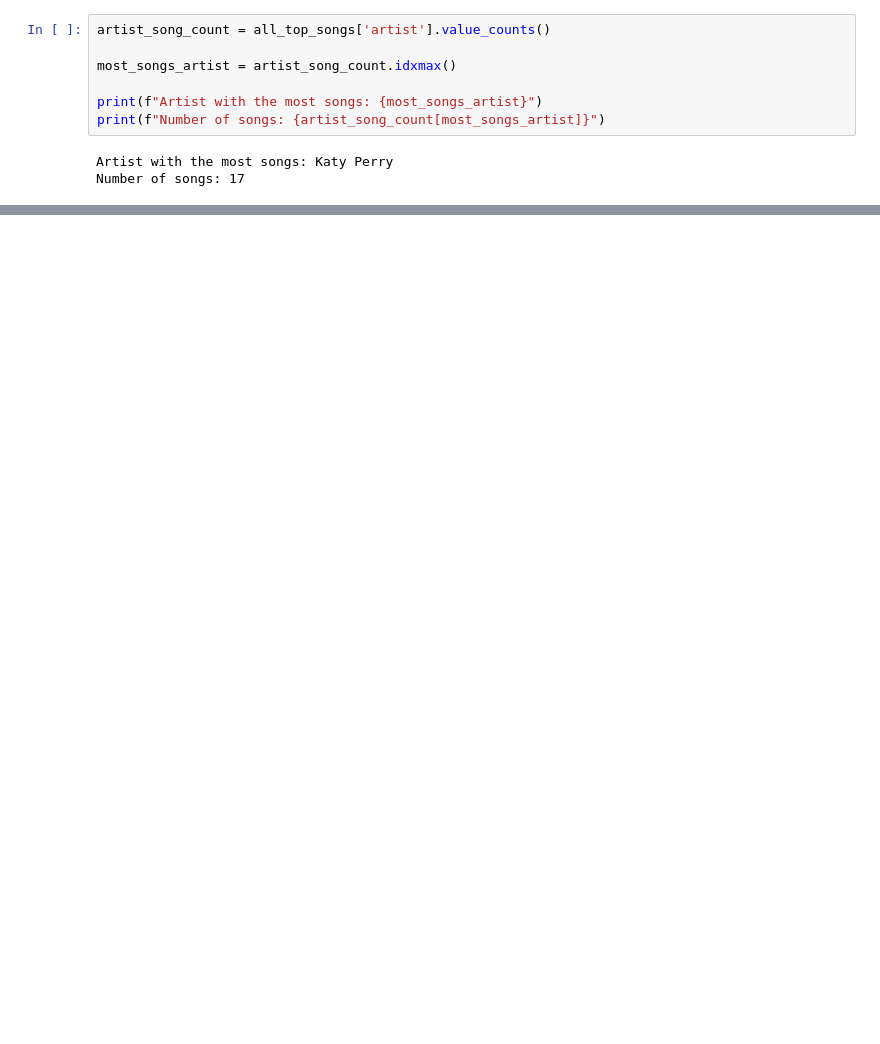
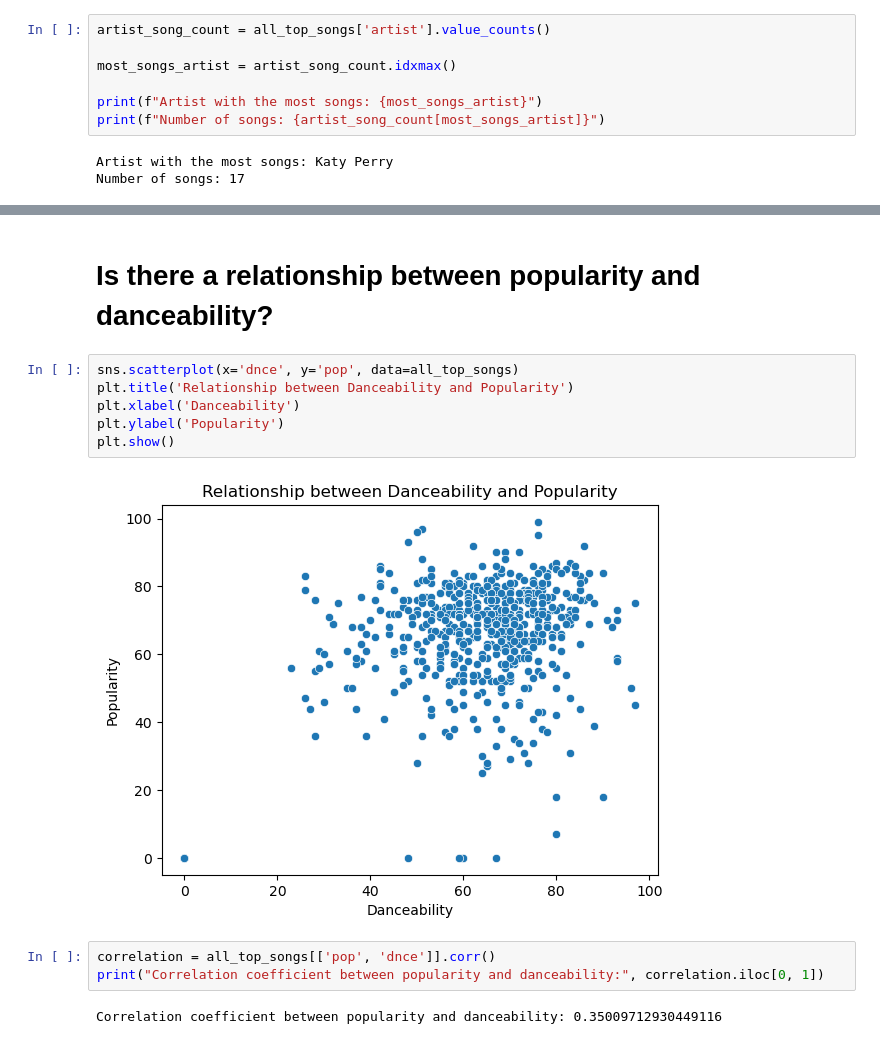
Before and after one commit to nseitler/musical-analysis, a Jupyter notebook: musicalanalysis.ipynb, the cells around one changed output, grey strips where cells are left out. Cells and saved outputs as stored; diff of their text form; blank space fills up the shorter version.

```diff
--- a/musicalanalysis.ipynb
+++ b/musicalanalysis.ipynb
@@ -68,0 +116,15 @@ Number of songs: 17
+# %% [markdown]
+# Is there a relationship between popularity and danceability?
+# %%
+sns.scatterplot(x='dnce', y='pop', data=all_top_songs)
+plt.title('Relationship between Danceability and Popularity')
+plt.xlabel('Danceability')
+plt.ylabel('Popularity')
+plt.show()
+# %% [output]
+[figure, added]
+# %%
+correlation = all_top_songs[['pop', 'dnce']].corr()
+print("Correlation coefficient between popularity and danceability:", correlation.iloc[0, 1])
+# %% [output]
+Correlation coefficient between popularity and danceability: 0.35009712930449116
```
Also changed, not shown: parts of 20 cells of this notebook.
